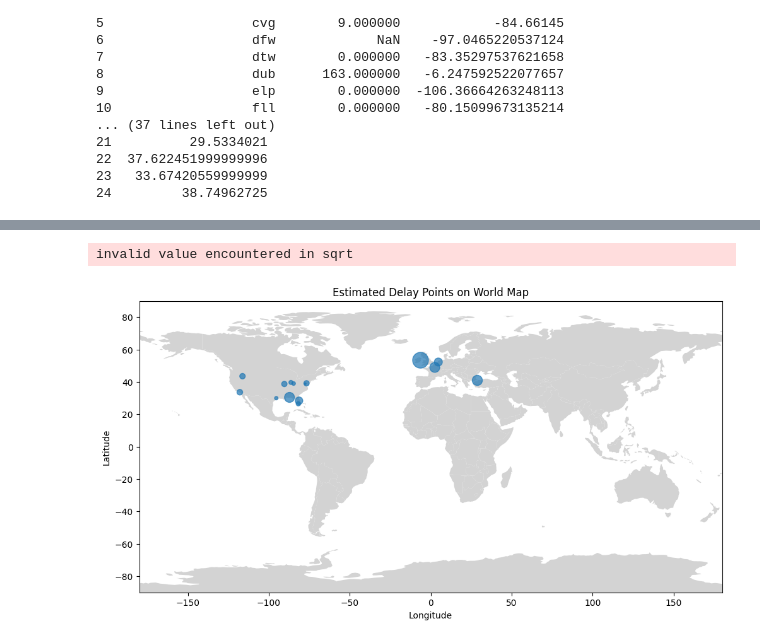
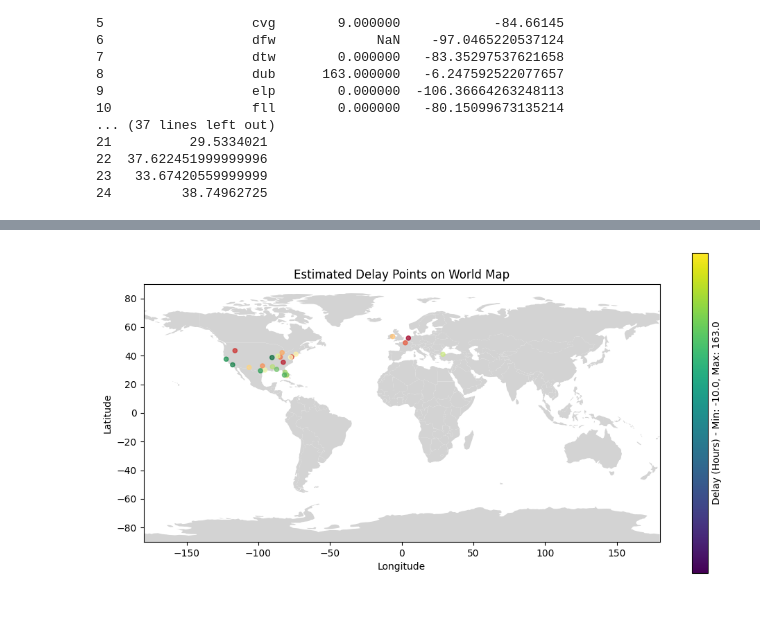
Before and after one commit to lse-ds105/ds105a-project-turkey-duck-and-fish, a Jupyter notebook: Code(src)/pplot-jan27.ipynb, the cells around one changed output, grey strips where cells are left out. Cells and saved outputs as stored; diff of their text form; code cells hidden in the pictures; blank space fills up the shorter version.

```diff
--- a/Code(src)/pplot-jan27.ipynb
+++ b/Code(src)/pplot-jan27.ipynb
@@ -547,18 +217,3 @@ print(result_df)
 import matplotlib.pyplot as plt
 import pandas as pd
 import geopandas as gpd
-# %%
-# worked, but no points
-worldmap = gpd.read_file(gpd.datasets.get_path("naturalearth_lowres"))
-fig, ax = plt.subplots(figsize=(12, 6))
-worldmap.plot(color="lightgrey", ax=ax)
-x = merged_df['latitude']
-y = merged_df['longitude']
-# Creating axis limits and title
-plt.xlim([-180, 180])
-plt.ylim([-90, 90])
-
-
-plt.xlabel("latitude")
-plt.ylabel("longitude")
-plt.show()
@@ -568,27 +220,37 @@ The geopandas.dataset module is deprecated and will be removed in GeoPandas 1.0.
 # %%
-# (in progress) world map with a dot
+# good graph, good legend, don't touch
 import geopandas as gpd
 import matplotlib.pyplot as plt
+from matplotlib.colors import TwoSlopeNorm
 
-# Assuming you have the 'worldmap' and 'result_df' DataFrames
+# Assuming you have the 'worldmap' and 'merged_df' DataFrames
 
-# Merge the world map with the result_df based on latitude and longitude
+# Merge the world map with the merged_df based on latitude and longitude
 globe_df = gpd.GeoDataFrame(merged_df, geometry=gpd.points_from_xy(merged_df['longitude'], merged_df['latitude']))
+
+# Determine the color range and normalization
+vmin = merged_df['estimatedDelay'].min()
+vmax = merged_df['estimatedDelay'].max()
+
+# Create a diverging colormap
+cmap = 'RdYlGn'
 
 # Plot the world map
 fig, ax = plt.subplots(figsize=(12, 6))
 worldmap.plot(color="lightgrey", ax=ax)
 
 # Plot the points with different colors based on the magnitude of estimatedDelay
-globe_df.plot(ax=ax, markersize=merged_df['estimatedDelay']*2, alpha=0.7, legend=True)
+scatter = globe_df.plot(ax=ax, markersize=20, alpha=0.7, c=merged_df['estimatedDelay'], cmap=cmap, vmin=vmin, vmax=vmax)
+
+# Add a colorbar
+cbar = plt.colorbar(scatter.get_children()[0], ax=ax, orientation='vertical', label=f'Delay (Hours) - Min: {vmin}, Max: {vmax}', ticks=[vmin, vmax])
 
 # Creating axis limits and title
 plt.xlim([-180, 180])
 plt.ylim([-90, 90])
 plt.xlabel("Longitude")
 plt.ylabel("Latitude")
 plt.title("Estimated Delay Points on World Map")
 plt.show()
 # %% [output]
-invalid value encountered in sqrt
-[figure, old version]
+[figure, new version]
```
Also changed, not shown: parts of 28 cells of this notebook.
